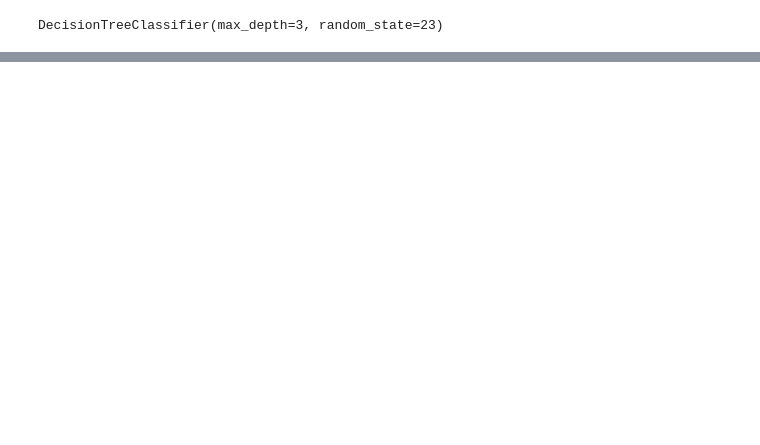
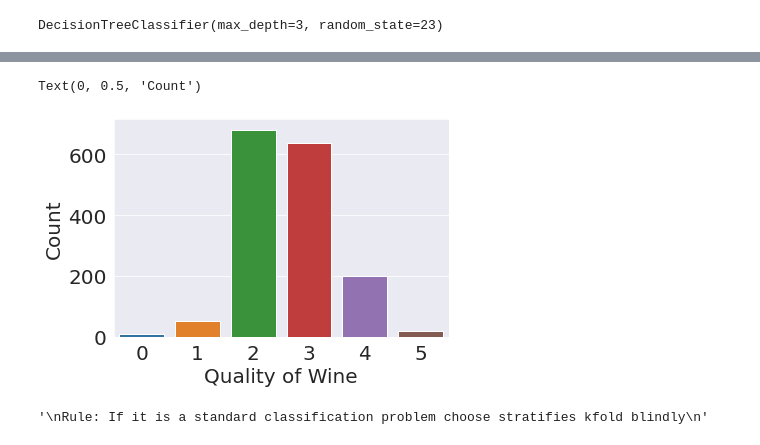
Before and after one commit to iSriBalaji/AAAMLP_Notes, a Jupyter notebook: Cross Validation - K means.ipynb, the cells around one changed output, grey strips where cells are left out. Saved outputs shown, nothing was run; the diff lists cells and outputs as text; code cells hidden in the pictures; blank space fills up the shorter version.

```diff
--- a/Cross Validation - K means.ipynb
+++ b/Cross Validation - K means.ipynb
@@ -232,0 +335,20 @@ Training Acc [0.557, 0.557, 0.609, 0.628, 0.68, 0.725, 0.763, 0.806, 0.842, 0.87
+# %%
+### Now analysing the wine data to check if the labels are skewed
+
+### Visualizing the distribution of the data
+b = sns.countplot(x="quality", data = df)
+b.set_xlabel("Quality of Wine",fontsize=20)
+b.set_ylabel("Count",fontsize=20)
+# %% [output]
+Text(0, 0.5, 'Count')
+[figure, added]
+# %%
+### The label(quality) is very much skewed
+### Here 2 and 3 classes have a lot of samples where others don't have many
+### If we use kfold we won't have an equal distribution of targets in every fold. So we choose stratified k fold
+
+"""
+Rule: If it is a standard classification problem choose stratifies kfold blindly
+"""
+# %% [output]
+'\nRule: If it is a standard classification problem choose stratifies kfold blindly\n'
```
Also changed, not shown: parts of 14 cells of this notebook.
